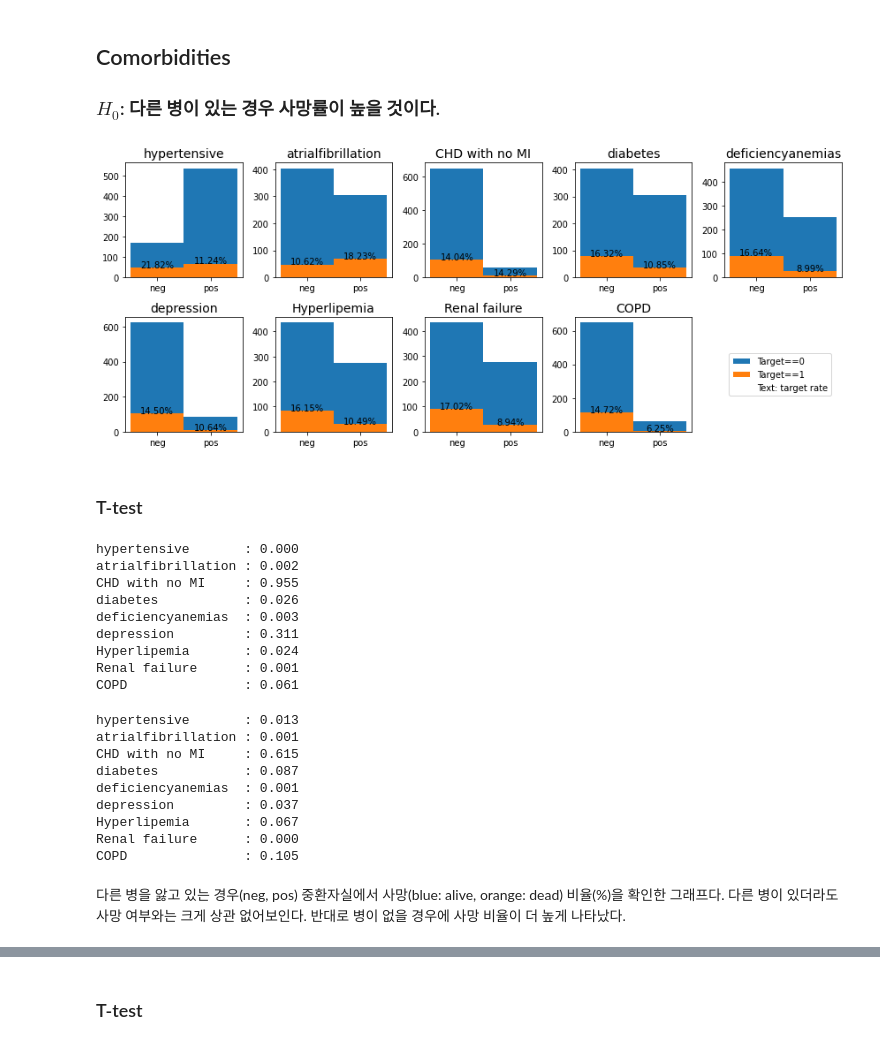
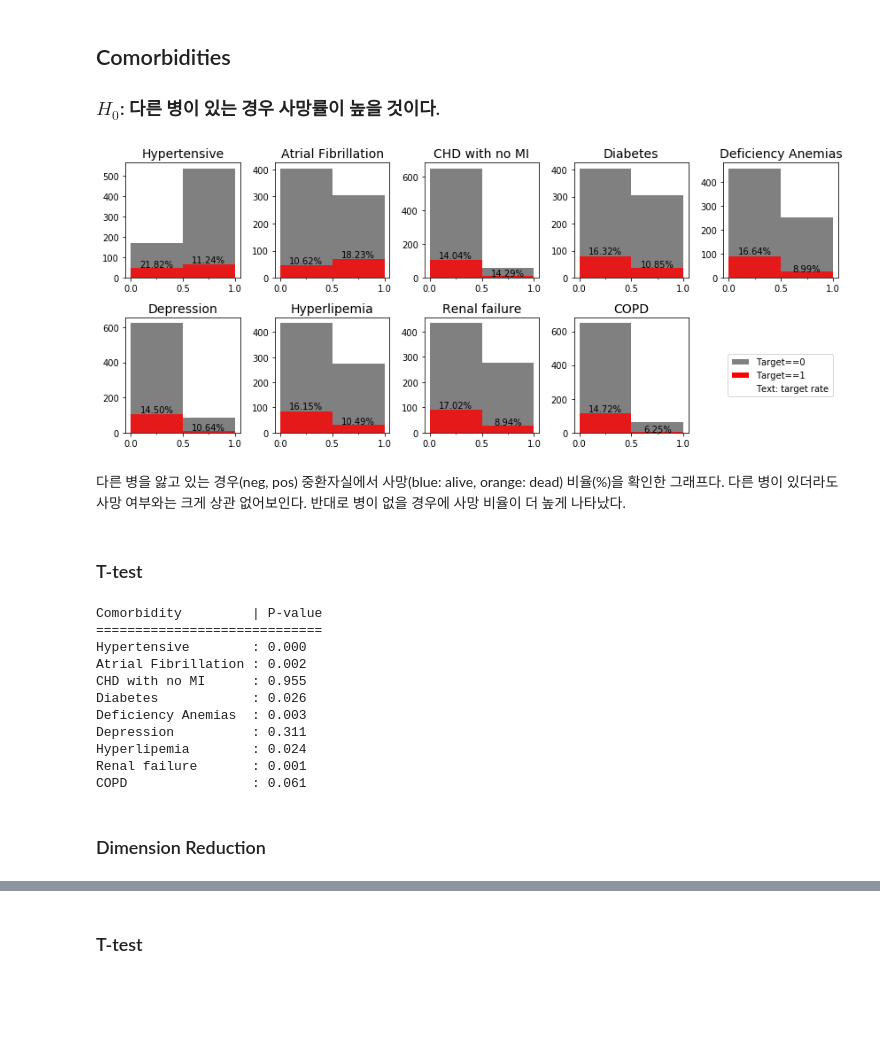
Before and after one commit to RK-IM/Projects, a Jupyter notebook: In_hospital_mortality/ICU_with_HF.ipynb, the cells around one changed output, grey strips where cells are left out. Cells and saved outputs as stored; diff of their text form; code cells hidden in the pictures; blank space fills up the shorter version.

```diff
--- a/In_hospital_mortality/ICU_with_HF.ipynb
+++ b/In_hospital_mortality/ICU_with_HF.ipynb
@@ -120,4 +133,6 @@ df[df['outcome'].isna()]
 |  | group | ID | outcome | age | gendera | BMI | hypertensive | atrialfibrillation | ... |
 | 1159 | 2 | 162338 | NaN | 83 | 1 | NaN | 1 | 0 | ... |
 # %%
-df.columns
+df.columns = (list(df.columns[:6]) +
+              ['Hypertensive', 'Atrial Fibrillation', 'CHD with no MI', 'Diabetes', 'Deficiency Anemias', 'Depression'] +
+              list(df.columns[12:]))
@@ -155,7 +157,7 @@ col_w_nulls = train.columns[train.isna().any()].values
 # %%
 fig, axes = plt.subplots(4, 5, figsize=(12, 6))
 for col, ax in zip(col_w_nulls, axes.ravel()):
-    train[col].plot(kind='hist', bins=20, ax=ax)
+    train[col].plot(kind='hist', bins=20, color='gray', ax=ax)
     ax.set_title(f"{col}\nskew={train[col].skew():.2f}", fontsize=10)
     ax.set_ylabel('Frequency', fontsize=8)
 
@@ -217,7 +218,7 @@ train_prc, test_prc = preprocessing(train, test)
 # %%
 fig, axes = plt.subplots(4, 5, figsize=(12, 6))
 for col, ax in zip(col_w_nulls, axes.ravel()):
-    train_prc[col].plot(kind='hist', bins=20, ax=ax)
+    train_prc[col].plot(kind='hist', bins=20, color='gray', ax=ax)
     ax.set_title(f"{col}\nskew={train_prc[col].skew():.2f}", fontsize=10)
     ax.set_ylabel('Frequency', fontsize=8)
 
@@ -237,79 +238,70 @@ plt.show()
 # %%
 comorbidities = [col for col in train_prc.columns if train_prc[col].dtype=='int64' and col not in ['age', 'gendera', 'EF']]
 # %%
-from matplotlib.patches import Patch
-
 fig, axes = plt.subplots(2, 5, figsize=(12, 5))
 
 for i, ax in enumerate(axes.ravel()):
     if i==9:
         break
     temp_neg = train[train['outcome']==0][comorbidities[i]]
     temp_pos = train[train['outcome']==1][comorbidities[i]]
 
     counts_neg, bins_neg = np.histogram(temp_neg, bins=2)
     counts_pos, bins_pos = np.histogram(temp_pos, bins=2)
 
-    n, bins, patches = ax.hist(temp_neg, bins=bins_neg)
-    ax.hist(temp_pos, bins=bins_pos)
+    n, bins, patches = ax.hist(temp_neg, bins=bins_neg, color='gray')
+    ax.hist(temp_pos, bins=bins_pos, color='r', alpha=0.8)
 
     ticks = [patch._x0+0.25 for patch in patches]
     ticklabels = ['neg', 'pos']
     ax.set_xticks(ticks, ticklabels)
 
     for j in range(2):
         temp = train[train[comorbidities[i]]==j]['outcome']
-        ax.text(ticks[j], temp_pos.value_counts()[j].sum(),
+        ax.text(ticks[j], temp_pos.value_counts()[j].sum()*1.1,
                 f"{temp.mean()*100:.2f}%",
                 ha='center')
 
     ax.set_title(comorbidities[i], fontsize=14)
 
-legend_elements = [Patch(facecolor='tab:blue', edgecolor='w',
+legend_elements = [Patch(facecolor='gray', edgecolor='w',
                          label='Target==0'),
-                   Patch(facecolor='tab:orange', edgecolor='w',
+                   Patch(facecolor='r', edgecolor='w',
                          label='Target==1'),
                    Patch(facecolor='w', edgecolor='w',
                          label='Text: target rate')]
 axes[-1, -1].axis('off')
 axes[-1, -1].legend(handles=legend_elements, loc='center left')
 
 plt.tight_layout()
 plt.show()
 # %% [output]
-[figure, old version]
+[figure, new version]
+# %% [markdown]
+다른 병을 앓고 있는 경우(neg, pos) 중환자실에서 사망(blue: alive, orange: dead) 비율(%)을 확인한 그래프다. 다른 병이 있더라도 사망 여부와는 크게 상관 없어보인다. 반대로 병이 없을 경우에 사망 비율이 더 높게 나타났다.
 # %% [markdown]
 ### T-test
 # %%
 # Only Train data
+comorbidities_p = {}
+print(f"{'Comorbidity':20s}| P-value")
+print("=============================")
 for col in comorbidities:
     t, pvalue = stats.ttest_ind(train_prc[train_prc['outcome']==0][col],
                                 train_prc[train_prc['outcome']==1][col])
-    print(f"{col:19s}: {pvalue:.3f}")
+    comorbidities_p[col] = pvalue
+    print(f"{col:20s}: {pvalue:.3f}")
 # %% [output]
-hypertensive       : 0.000
-atrialfibrillation : 0.002
-CHD with no MI     : 0.955
-diabetes           : 0.026
-deficiencyanemias  : 0.003
-depression         : 0.311
-Hyperlipemia       : 0.024
-Renal failure      : 0.001
-COPD               : 0.061
+Comorbidity         | P-value
+=============================
+Hypertensive        : 0.000
+Atrial Fibrillation : 0.002
+CHD with no MI      : 0.955
+Diabetes            : 0.026
+Deficiency Anemias  : 0.003
+Depression          : 0.311
+Hyperlipemia        : 0.024
+Renal failure       : 0.001
+COPD                : 0.061
-# %%
-# Overall
-for col in comorbidities:
-    t, pvalue = stats.ttest_ind(df[df['outcome']==0][col], df[df['outcome']==1][col])
-    print(f"{col:19s}: {pvalue:.3f}")
-# %% [output]
-hypertensive       : 0.013
-atrialfibrillation : 0.001
-CHD with no MI     : 0.615
-diabetes           : 0.087
-deficiencyanemias  : 0.001
-depression         : 0.037
-Hyperlipemia       : 0.067
-Renal failure      : 0.000
-COPD               : 0.105
-# %% [markdown]
-다른 병을 앓고 있는 경우(neg, pos) 중환자실에서 사망(blue: alive, orange: dead) 비율(%)을 확인한 그래프다. 다른 병이 있더라도 사망 여부와는 크게 상관 없어보인다. 반대로 병이 없을 경우에 사망 비율이 더 높게 나타났다.
+# %% [markdown]
+### Dimension Reduction
```
Also changed, not shown: parts of 63 cells of this notebook.
